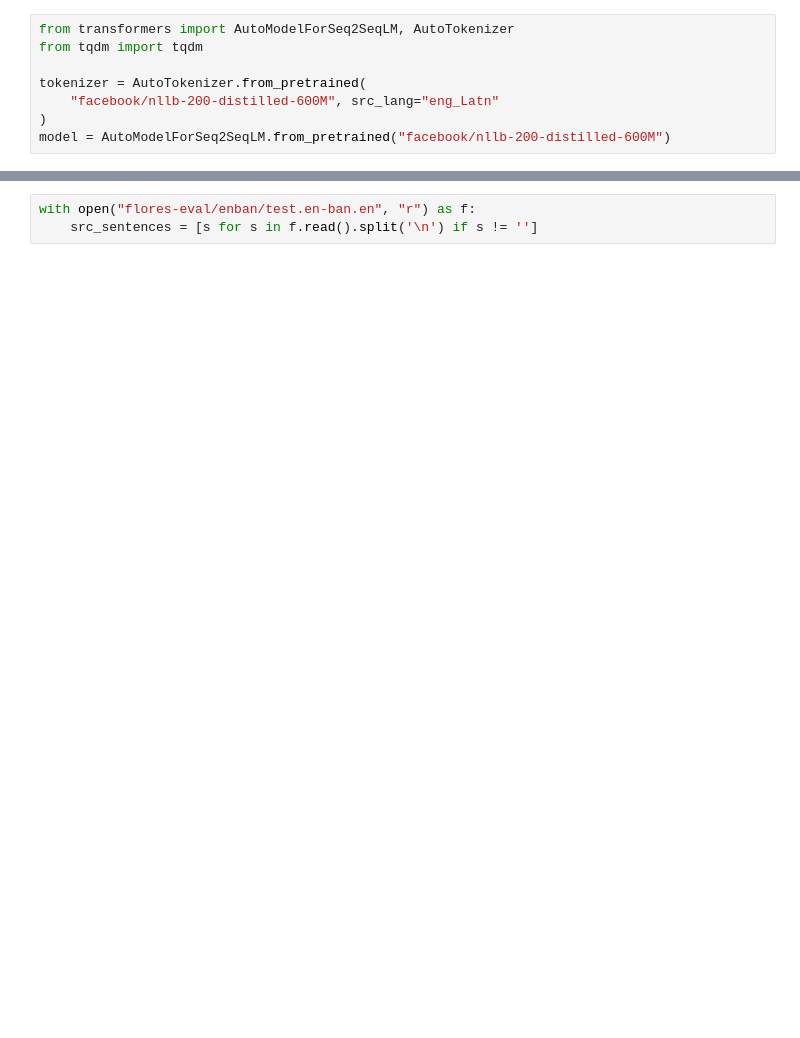
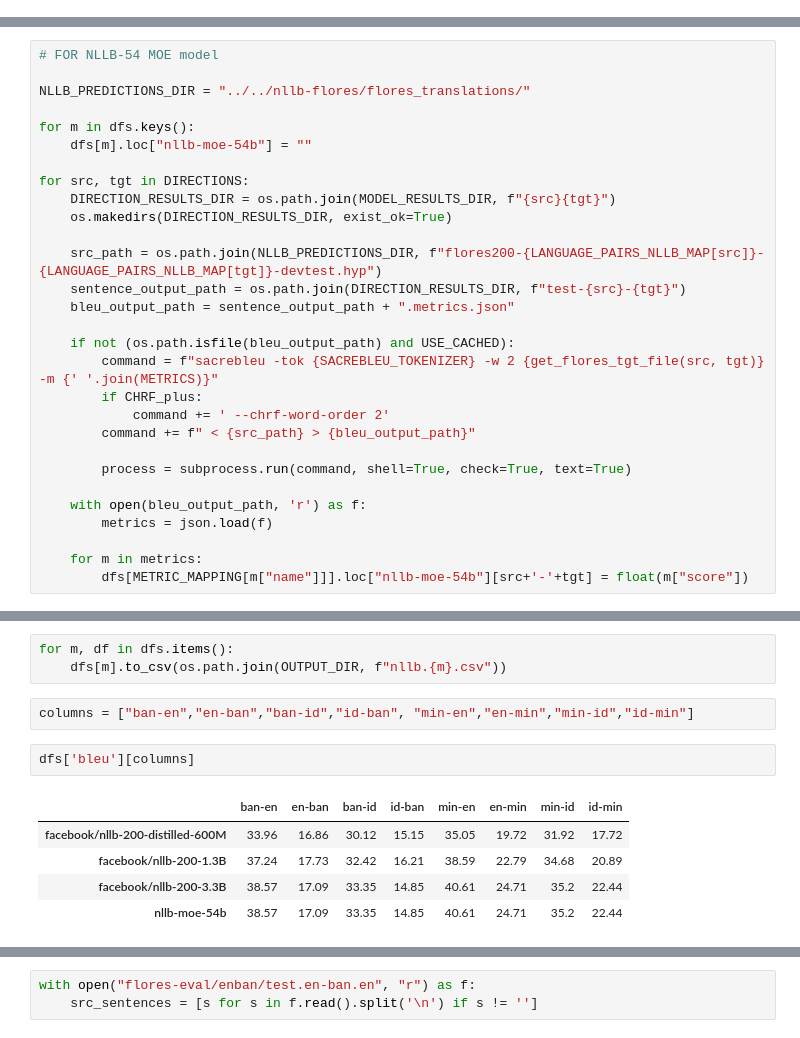
Before and after one commit to williammtan/nusamt, a Jupyter notebook: notebooks/nllb.ipynb, the cells around one changed output, grey strips where cells are left out. Saved outputs shown, nothing was run; the diff lists cells and outputs as text; blank space fills up the shorter version.

```diff
--- a/notebooks/nllb.ipynb
+++ b/notebooks/nllb.ipynb
@@ -1,8 +0,0 @@
-# %%
-from transformers import AutoModelForSeq2SeqLM, AutoTokenizer
-from tqdm import tqdm
-
-tokenizer = AutoTokenizer.from_pretrained(
-    "facebook/nllb-200-distilled-600M", src_lang="eng_Latn"
-)
-model = AutoModelForSeq2SeqLM.from_pretrained("facebook/nllb-200-distilled-600M")
@@ -8,0 +146,29 @@ model = AutoModelForSeq2SeqLM.from_pretrained("facebook/nllb-200-distilled-600M"
+# %%
+# FOR NLLB-54 MOE model
+
+NLLB_PREDICTIONS_DIR = "../../nllb-flores/flores_translations/"
+
+for m in dfs.keys():
+    dfs[m].loc["nllb-moe-54b"] = ""
+
+for src, tgt in DIRECTIONS:
+    DIRECTION_RESULTS_DIR = os.path.join(MODEL_RESULTS_DIR, f"{src}{tgt}")
+    os.makedirs(DIRECTION_RESULTS_DIR, exist_ok=True)
+
+    src_path = os.path.join(NLLB_PREDICTIONS_DIR, f"flores200-{LANGUAGE_PAIRS_NLLB_MAP[src]}-{LANGUAGE_PAIRS_NLLB_MAP[tgt]}-devtest.hyp")
+    sentence_output_path = os.path.join(DIRECTION_RESULTS_DIR, f"test-{src}-{tgt}")
+    bleu_output_path = sentence_output_path + ".metrics.json"
+
+    if not (os.path.isfile(bleu_output_path) and USE_CACHED):
+        command = f"sacrebleu -tok {SACREBLEU_TOKENIZER} -w 2 {get_flores_tgt_file(src, tgt)} -m {' '.join(METRICS)}"
+        if CHRF_plus:
+            command += ' --chrf-word-order 2'
+        command += f" < {src_path} > {bleu_output_path}"
+
+        process = subprocess.run(command, shell=True, check=True, text=True)
+
+    with open(bleu_output_path, 'r') as f:
+        metrics = json.load(f)
+
+    for m in metrics:
+        dfs[METRIC_MAPPING[m["name"]]].loc["nllb-moe-54b"][src+'-'+tgt] = float(m["score"])
@@ -8,0 +186,13 @@ model = AutoModelForSeq2SeqLM.from_pretrained("facebook/nllb-200-distilled-600M"
+# %%
+for m, df in dfs.items():
+    dfs[m].to_csv(os.path.join(OUTPUT_DIR, f"nllb.{m}.csv"))
+# %%
+columns = ["ban-en","en-ban","ban-id","id-ban", "min-en","en-min","min-id","id-min"]
+# %%
+dfs['bleu'][columns]
+# %% [output]
+|  | ban-en | en-ban | ban-id | id-ban | min-en | en-min | min-id | id-min |
+| facebook/nllb-200-distilled-600M | 33.96 | 16.86 | 30.12 | 15.15 | 35.05 | 19.72 | 31.92 | 17.72 |
+| facebook/nllb-200-1.3B | 37.24 | 17.73 | 32.42 | 16.21 | 38.59 | 22.79 | 34.68 | 20.89 |
+| facebook/nllb-200-3.3B | 38.57 | 17.09 | 33.35 | 14.85 | 40.61 | 24.71 | 35.2 | 22.44 |
+| nllb-moe-54b | 38.57 | 17.09 | 33.35 | 14.85 | 40.61 | 24.71 | 35.2 | 22.44 |
```
Also changed, not shown: parts of 15 cells of this notebook, 48 other files.
